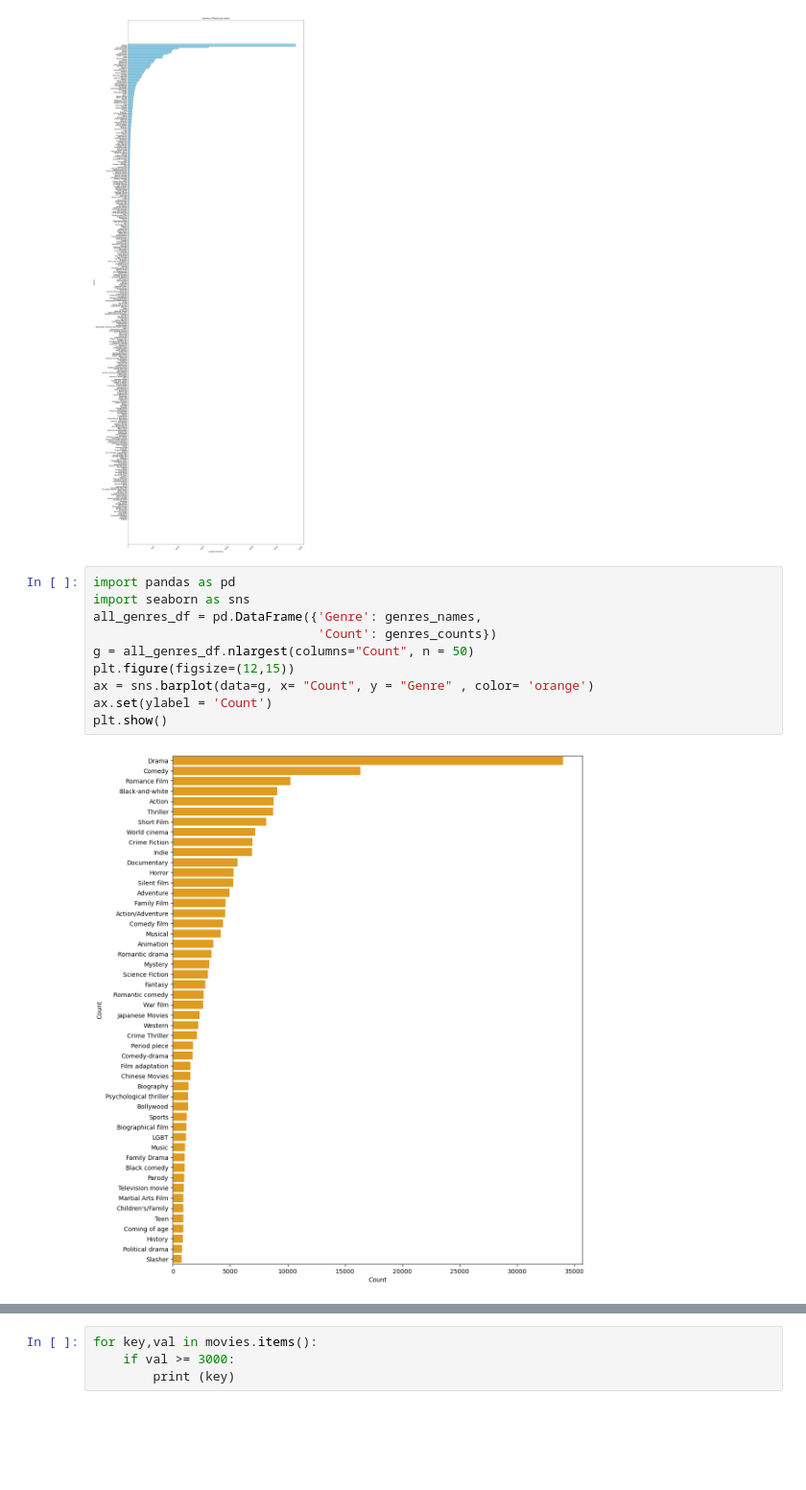
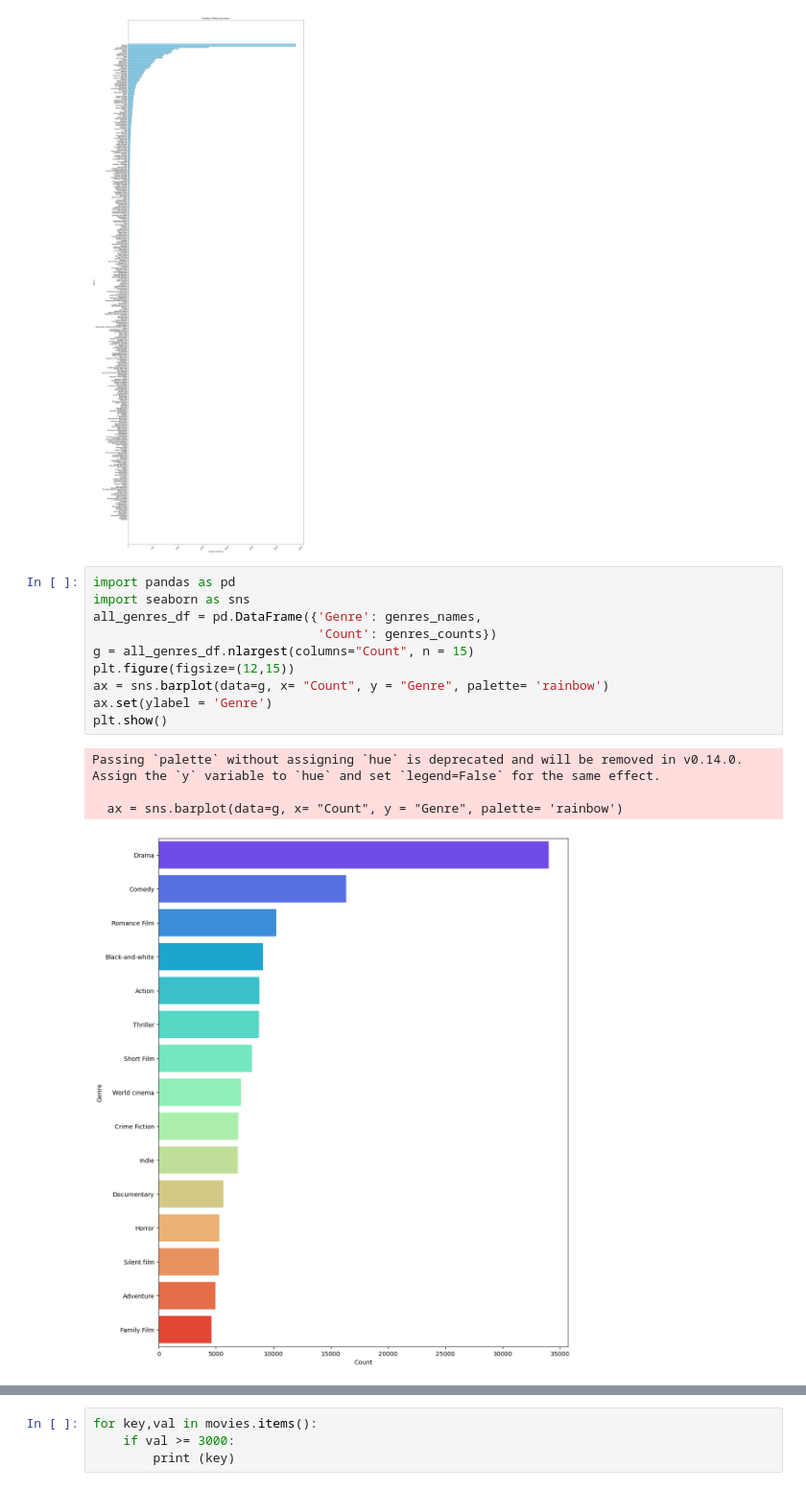
Before and after one commit to AmirhosseinSoltan/NLP-SS2024, a Jupyter notebook: genre_classifier.ipynb, the cells around one changed output, grey strips where cells are left out. Shown at 96% size. Cells and saved outputs as stored; diff of their text form; blank space fills up the shorter version.

```diff
--- a/genre_classifier.ipynb
+++ b/genre_classifier.ipynb
@@ -52,12 +52,15 @@ plt.show()
 # %%
 import pandas as pd
 import seaborn as sns
 all_genres_df = pd.DataFrame({'Genre': genres_names,
                               'Count': genres_counts})
-g = all_genres_df.nlargest(columns="Count", n = 50)
+g = all_genres_df.nlargest(columns="Count", n = 15)
 plt.figure(figsize=(12,15))
-ax = sns.barplot(data=g, x= "Count", y = "Genre" , color= 'orange')
-ax.set(ylabel = 'Count')
+ax = sns.barplot(data=g, x= "Count", y = "Genre", palette= 'rainbow')
+ax.set(ylabel = 'Genre')
 plt.show()
 # %% [output]
+Passing `palette` without assigning `hue` is deprecated and will be removed in v0.14.0. Assign the `y` variable to `hue` and set `legend=False` for the same effect.
+
+  ax = sns.barplot(data=g, x= "Count", y = "Genre", palette= 'rainbow')
-[figure, old version]
+[figure, new version]
```
Also changed, not shown: parts of 2 cells of this notebook, 1 other file.
